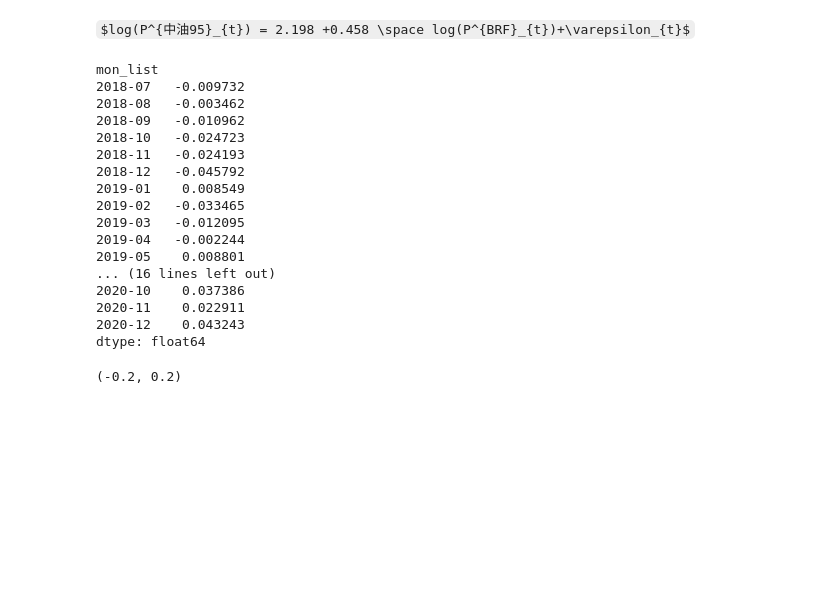
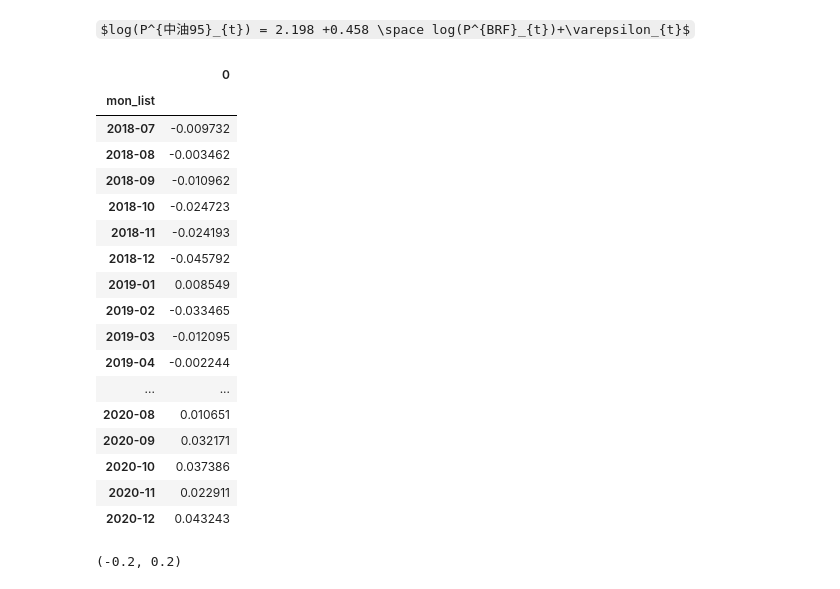
Before and after one commit to FintechClown/BRF_PriceCalculation, a Jupyter notebook: 共整合_VAR.ipynb, the cells around one changed output. Saved outputs shown, nothing was run; the diff lists cells and outputs as text; code cells hidden in the pictures; some formulas as TeX source; blank space fills up the shorter version.

```diff
--- a/共整合_VAR.ipynb
+++ b/共整合_VAR.ipynb
@@ -353,25 +353,26 @@ alpha,beta
 $log(P^{中油95}_{t}) = 2.198 +0.458 \space log(P^{BRF}_{t})+\varepsilon_{t}$
 # %%
 spread = CPCf_log -beta*BRFf_log - alpha
-spread
+pd.DataFrame(spread)
 # %% [output]
-mon_list
-2018-07   -0.009732
-2018-08   -0.003462
-2018-09   -0.010962
-2018-10   -0.024723
-2018-11   -0.024193
-2018-12   -0.045792
-2019-01    0.008549
-2019-02   -0.033465
-2019-03   -0.012095
-2019-04   -0.002244
-2019-05    0.008801
-... (16 lines left out)
-2020-10    0.037386
-2020-11    0.022911
-2020-12    0.043243
-dtype: float64
+|  | 0 |
+| mon_list |  |
+| 2018-07 | -0.009732 |
+| 2018-08 | -0.003462 |
+| 2018-09 | -0.010962 |
+| 2018-10 | -0.024723 |
+| 2018-11 | -0.024193 |
+| 2018-12 | -0.045792 |
+| 2019-01 | 0.008549 |
+| 2019-02 | -0.033465 |
+| 2019-03 | -0.012095 |
+| 2019-04 | -0.002244 |
+| ... | ... |
+| 2020-08 | 0.010651 |
+| 2020-09 | 0.032171 |
+| 2020-10 | 0.037386 |
+| 2020-11 | 0.022911 |
+| 2020-12 | 0.043243 |
 # %%
 plt.hist(spread)
 plt.xlim((-0.2,0.2))
```
Also changed, not shown: parts of 1 cell of this notebook.
